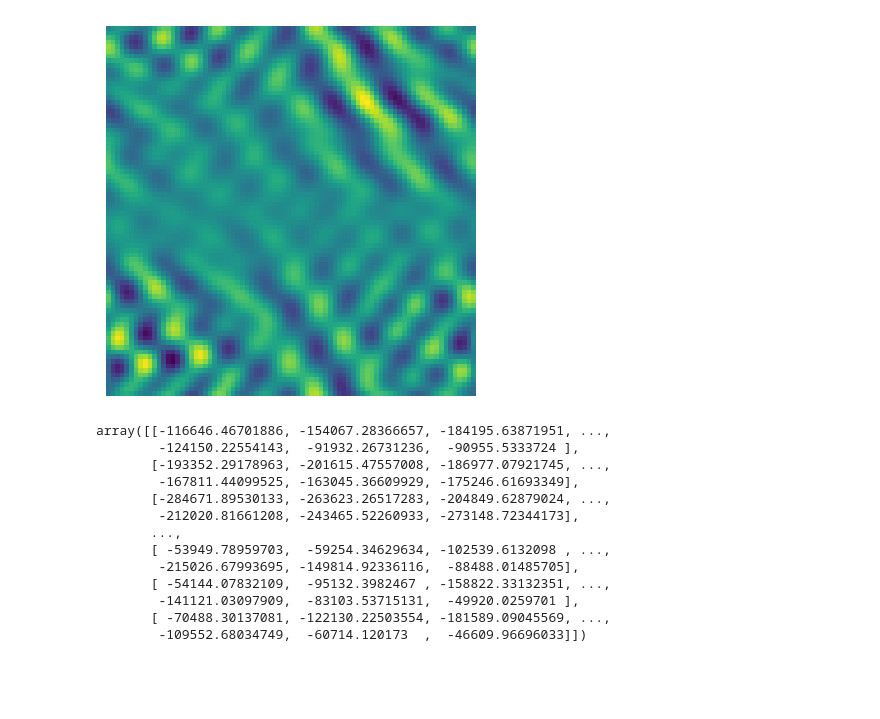
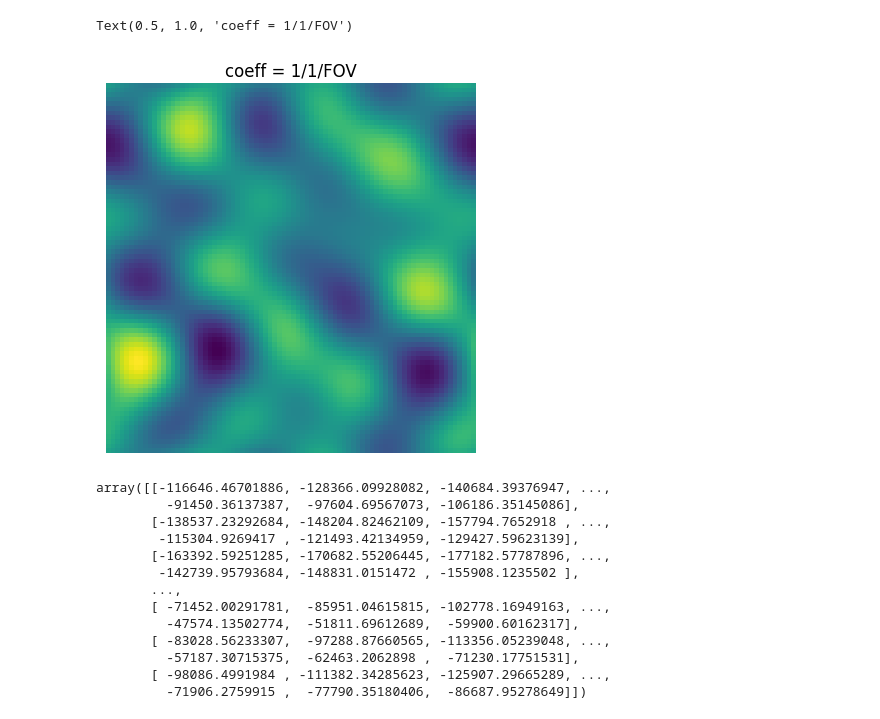
Before and after one commit to Anthony24601/HonorsProject, a Jupyter notebook: honorsProjectAnthonyHsu/dirty_kernel.ipynb, the cells around one changed output. Drawn from its saved outputs; the diff is of its cells as text; code cells hidden in the pictures; blank space fills up the shorter version.

```diff
--- a/honorsProjectAnthonyHsu/dirty_kernel.ipynb
+++ b/honorsProjectAnthonyHsu/dirty_kernel.ipynb
@@ -114,12 +114,10 @@ for i in range(N):
   print('')
 # %%
 import numpy as np
-N = 80;  coeff = 1.5e-9;  Breg = 10000.;  Nreg = 100.
+N = 80;  coeff = 4.84813681109536e-10;  Breg = 10000.;  Nreg = 100.
 
 """
-Make sure N and coeffs are same as mine
-Coeff needs to change U,V smaller to fit in grid
-In original code, U,Vs are power of 10^{10} and this scalling pushes them into -10 to 10
+coeff investigate! Something along the lines of FOV/#ofpixels
 """
 
 # reading data
@@ -226,7 +224,7 @@ calc_DI()
 for i in range(N):
   for j in range(N):
 #    print(I[i, j], ' ', end='')
-    print(DI[i, j], ' ', end='')
+    print(DO[i, j], ' ', end='')
   print('')
 # %% [output]
 6458
@@ -249,24 +250,25 @@ for i in range(N):
 # %%
 import matplotlib.pyplot as plt
 plt.figure()
-plt.imshow(DO)
+plt.imshow(-2*DO)
 plt.axis('off')
-plt.savefig("DO_2.png")
+plt.title("coeff = 1/1/FOV")
 # %% [output]
+Text(0.5, 1.0, 'coeff = 1/1/FOV')
-[figure, old version]
+[figure, new version]
 # %%
 DO*-2
 # %% [output]
-array([[-116646.46701886, -154067.28366657, -184195.63871951, ...,
-        -124150.22554143,  -91932.26731236,  -90955.5333724 ],
-       [-193352.29178963, -201615.47557008, -186977.07921745, ...,
-        -167811.44099525, -163045.36609929, -175246.61693349],
-       [-284671.89530133, -263623.26517283, -204849.62879024, ...,
-        -212020.81661208, -243465.52260933, -273148.72344173],
+array([[-116646.46701886, -128366.09928082, -140684.39376947, ...,
+         -91450.36137387,  -97604.69567073, -106186.35145086],
+       [-138537.23292684, -148204.82462109, -157794.7652918 , ...,
+        -115304.9269417 , -121493.42134959, -129427.59623139],
+       [-163392.59251285, -170682.55206445, -177182.57787896, ...,
+        -142739.95793684, -148831.0151472 , -155908.1235502 ],
        ...,
-       [ -53949.78959703,  -59254.34629634, -102539.6132098 , ...,
-        -215026.67993695, -149814.92336116,  -88488.01485705],
-       [ -54144.07832109,  -95132.3982467 , -158822.33132351, ...,
-        -141121.03097909,  -83103.53715131,  -49920.0259701 ],
-       [ -70488.30137081, -122130.22503554, -181589.09045569, ...,
-        -109552.68034749,  -60714.120173  ,  -46609.96696033]])
+       [ -71452.00291781,  -85951.04615815, -102778.16949163, ...,
+         -47574.13502774,  -51811.69612689,  -59900.60162317],
+       [ -83028.56233307,  -97288.87660565, -113356.05239048, ...,
+         -57187.30715375,  -62463.2062898 ,  -71230.17751531],
+       [ -98086.4991984 , -111382.34285623, -125907.29665289, ...,
+         -71906.2759915 ,  -77790.35180406,  -86687.95278649]])
```
Also changed, not shown: parts of 8 cells of this notebook, 11 other files.
